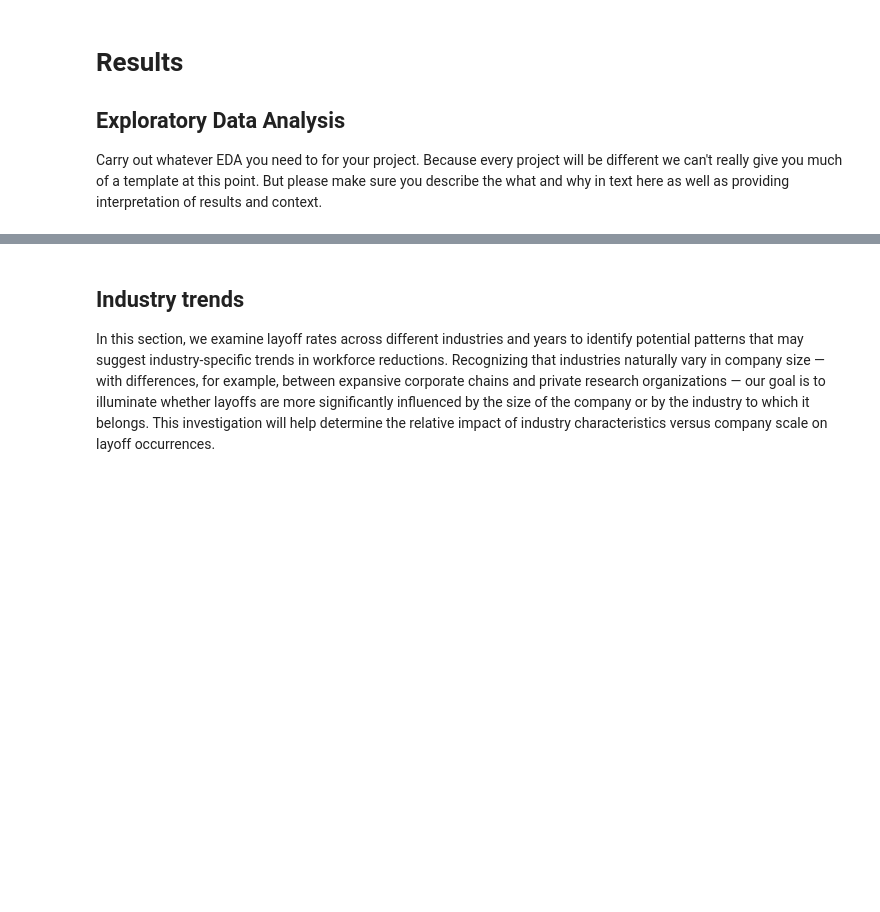
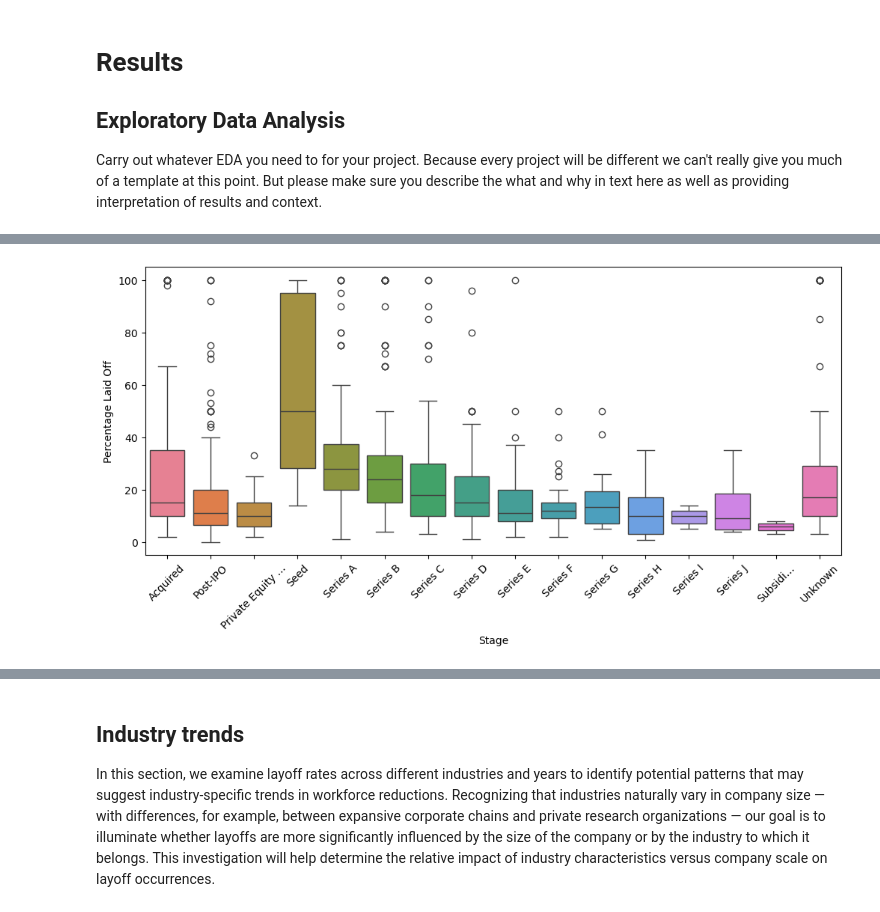
Before and after one commit to COGS108/Group019_WI24, a Jupyter notebook: FinalProject_Group019_WI24.ipynb, the cells around one changed output, grey strips where cells are left out. Cells and saved outputs as stored; diff of their text form; code cells hidden in the pictures; blank space fills up the shorter version.

```diff
--- a/FinalProject_Group019_WI24.ipynb
+++ b/FinalProject_Group019_WI24.ipynb
@@ -153,0 +151,9 @@ Some more words and stuff.  Remember notebooks work best if you interleave the c
+# %%
+fig = plt.figure(figsize=(12, 5))
+df = df.sort_values(by='Stage')
+sns.boxplot(x='Stage', y='Percentage', data=df, hue='Stage')
+plt.xticks(df['Stage'].unique(), rotation=45)
+plt.ylabel('Percentage Laid Off')
+plt.show()
+# %% [output]
+[figure, added]
```
Also changed, not shown: parts of 10 cells of this notebook.
